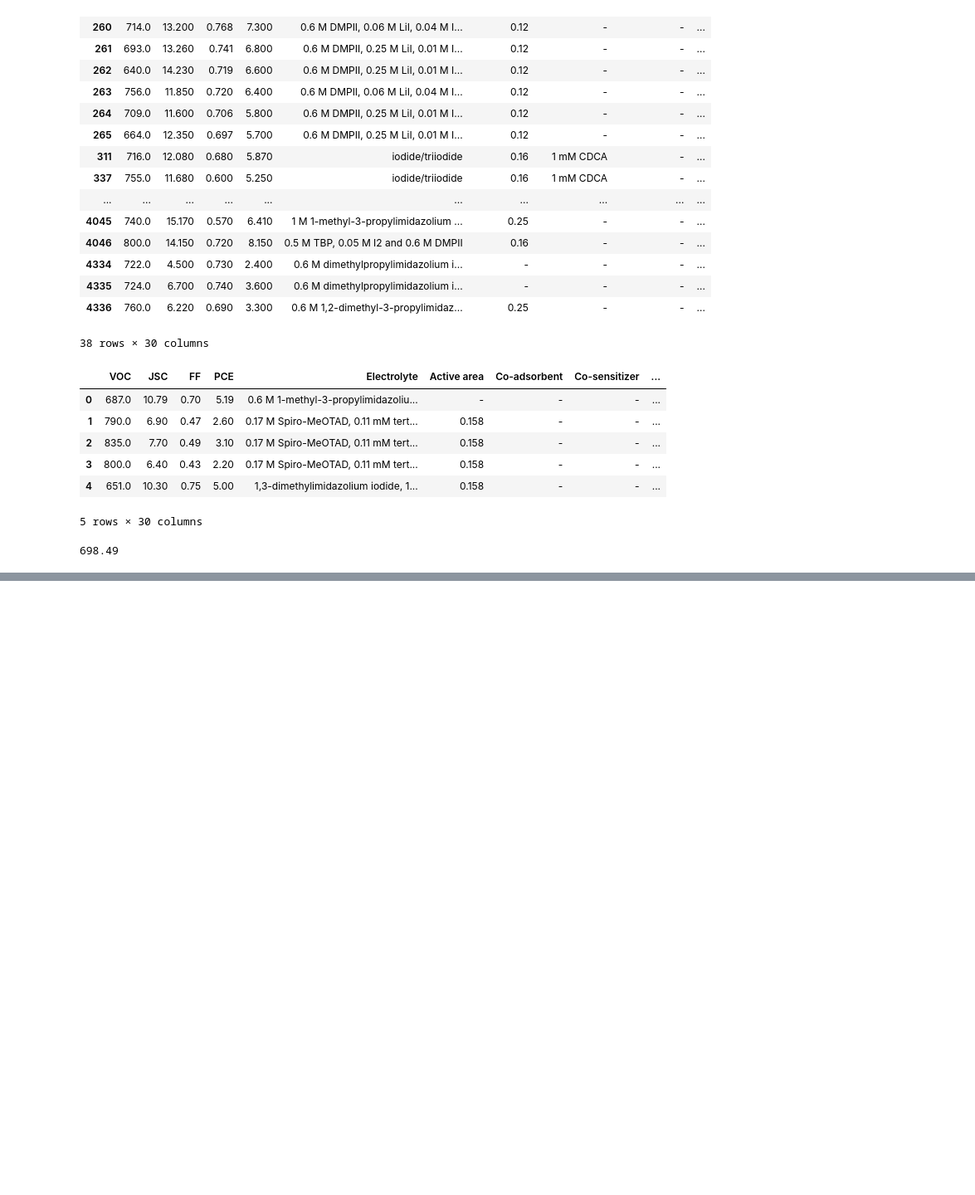
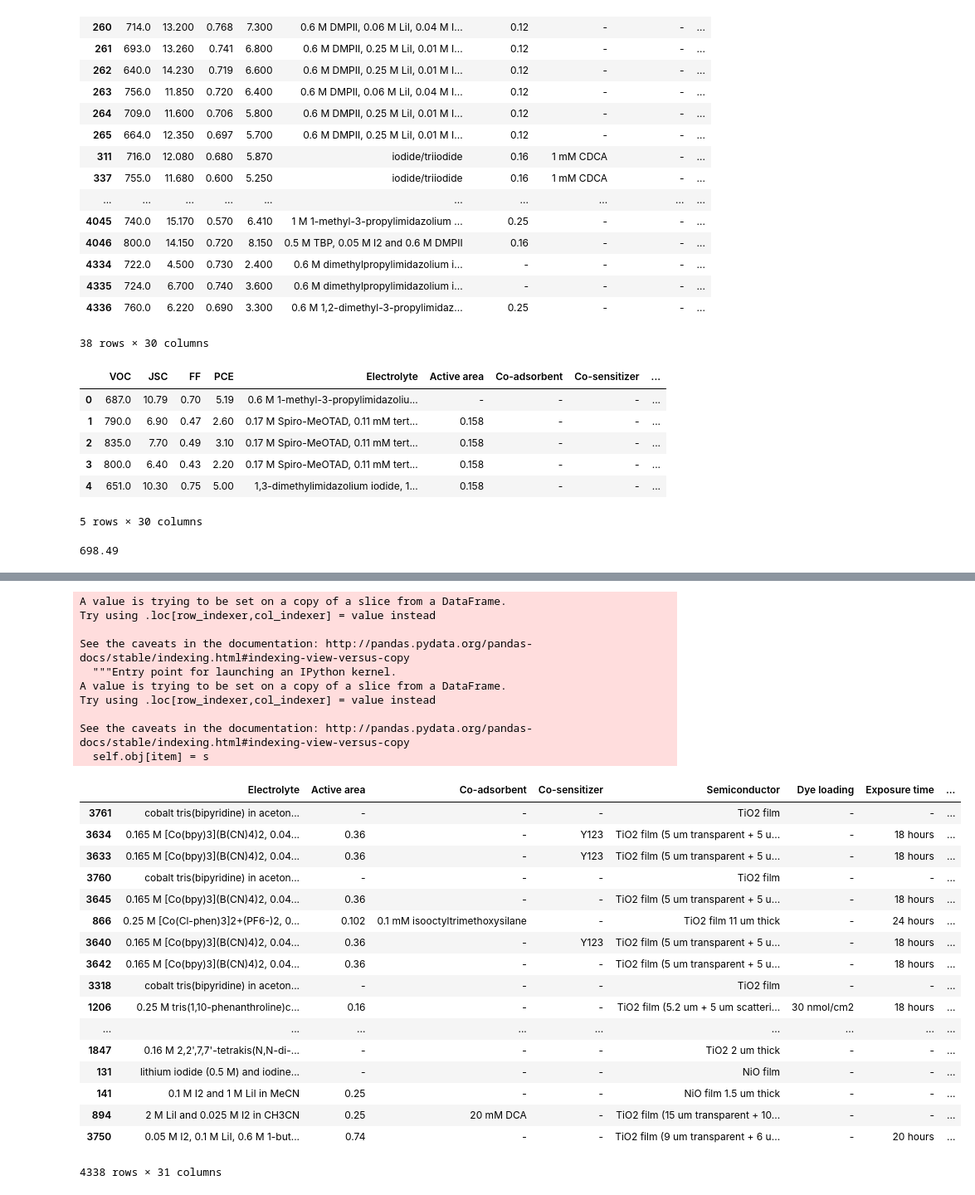
Before and after one commit to PaulC61/Cheminformatics, a Jupyter notebook: InternshipM2_BIU/Practice/Pandas/keithGalli.ipynb, the cells around one changed output, grey strips where cells are left out. Shown at 83% size. Saved outputs shown, nothing was run; the diff lists cells and outputs as text; code cells hidden in the pictures; blank space fills up the shorter version.

```diff
--- a/InternshipM2_BIU/Practice/Pandas/keithGalli.ipynb
+++ b/InternshipM2_BIU/Practice/Pandas/keithGalli.ipynb
@@ -101,0 +134,37 @@ df
+# %%
+dfTiONiO['ClassType'] = ""
+
+dfTiONiO.loc[dfTiONiO['PCE'] >= 11, 'ClassType'] = 'Good'
+dfTiONiO.loc[(dfTiONiO['PCE']<11) & (dfTiONiO['PCE']>=5), 'ClassType'] = 'Okay'
+dfTiONiO.loc[dfTiONiO['PCE']<5, 'ClassType'] = 'Poor'
+
+dfTiONiO.sort_values('PCE', ascending=False)
+# %% [output]
+A value is trying to be set on a copy of a slice from a DataFrame.
+Try using .loc[row_indexer,col_indexer] = value instead
+
+See the caveats in the documentation: http://pandas.pydata.org/pandas-docs/stable/indexing.html#indexing-view-versus-copy
+  """Entry point for launching an IPython kernel.
+A value is trying to be set on a copy of a slice from a DataFrame.
+Try using .loc[row_indexer,col_indexer] = value instead
+
+See the caveats in the documentation: http://pandas.pydata.org/pandas-docs/stable/indexing.html#indexing-view-versus-copy
+  self.obj[item] = s
+|  | Electrolyte | Active area | Co-adsorbent | Co-sensitizer | Semiconductor | Dye loading | Exposure time | ... |
+| 3761 | cobalt tris(bipyridine) in aceton... | - | - | - | TiO2 film | - | - | ... |
+| 3634 | 0.165 M [Co(bpy)3](B(CN)4)2, 0.04... | 0.36 | - | Y123 | TiO2 film (5 um transparent + 5 u... | - | 18 hours | ... |
+| 3633 | 0.165 M [Co(bpy)3](B(CN)4)2, 0.04... | 0.36 | - | Y123 | TiO2 film (5 um transparent + 5 u... | - | 18 hours | ... |
+| 3760 | cobalt tris(bipyridine) in aceton... | - | - | - | TiO2 film | - | - | ... |
+| 3645 | 0.165 M [Co(bpy)3](B(CN)4)2, 0.04... | 0.36 | - | - | TiO2 film (5 um transparent + 5 u... | - | 18 hours | ... |
+| 866 | 0.25 M [Co(Cl-phen)3]2+(PF6-)2, 0... | 0.102 | 0.1 mM isooctyltrimethoxysilane | - | TiO2 film 11 um thick | - | 24 hours | ... |
+| 3640 | 0.165 M [Co(bpy)3](B(CN)4)2, 0.04... | 0.36 | - | Y123 | TiO2 film (5 um transparent + 5 u... | - | 18 hours | ... |
+| 3642 | 0.165 M [Co(bpy)3](B(CN)4)2, 0.04... | 0.36 | - | - | TiO2 film (5 um transparent + 5 u... | - | 18 hours | ... |
+| 3318 | cobalt tris(bipyridine) in aceton... | - | - | - | TiO2 film | - | - | ... |
+| 1206 | 0.25 M tris(1,10-phenanthroline)c... | 0.16 | - | - | TiO2 film (5.2 um + 5 um scatteri... | 30 nmol/cm2 | 18 hours | ... |
+| ... | ... | ... | ... | ... | ... | ... | ... | ... |
+| 1847 | 0.16 M 2,2',7,7'-tetrakis(N,N-di-... | - | - | - | TiO2 2 um thick | - | - | ... |
+| 131 | lithium iodide (0.5 M) and iodine... | - | - | - | NiO film | - | - | ... |
+| 141 | 0.1 M I2 and 1 M LiI in MeCN | 0.25 | - | - | NiO film 1.5 um thick | - | - | ... |
+| 894 | 2 M LiI and 0.025 M I2 in CH3CN | 0.25 | 20 mM DCA | - | TiO2 film (15 um transparent + 10... | - | - | ... |
+| 3750 | 0.05 M I2, 0.1 M LiI, 0.6 M 1-but... | 0.74 | - | - | TiO2 film (9 um transparent + 6 u... | - | 20 hours | ... |
+4338 rows × 31 columns
```
Also changed, not shown: parts of 4 cells of this notebook.
